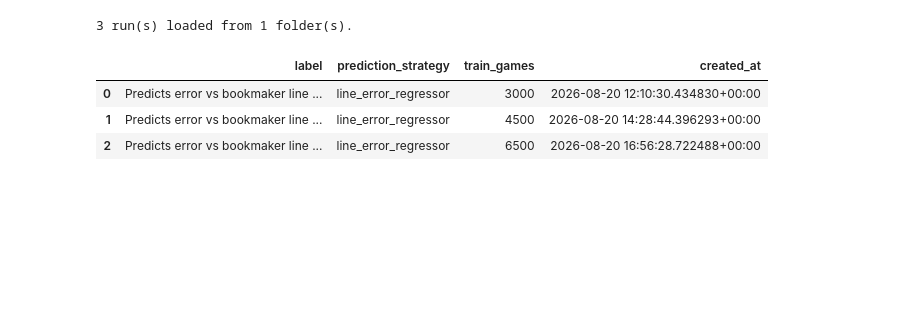
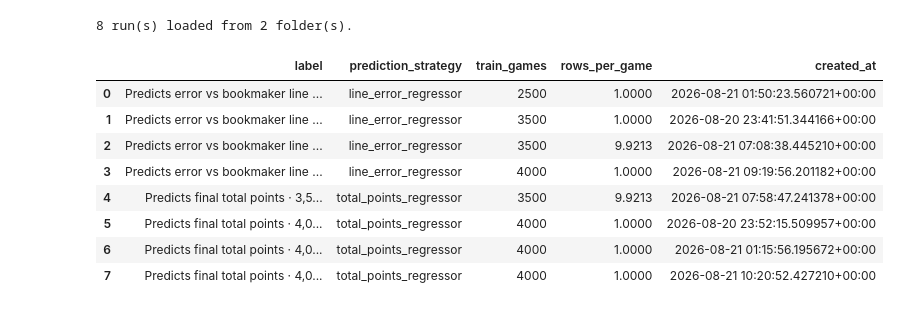
Before and after one commit to aalvarezvarela/NBA_over_under_predictor, a Jupyter notebook: experiments/notebooks/survey_experiments.ipynb, the cells around one changed output. Drawn from its saved outputs; the diff is of its cells as text; code cells hidden in the pictures; blank space fills up the shorter version.

```diff
--- a/experiments/notebooks/survey_experiments.ipynb
+++ b/experiments/notebooks/survey_experiments.ipynb
@@ -7,13 +19,14 @@ The headline uses a dynamic, coverage-based betting rule. For each run, the cuto
 # %%
+import sys
 from pathlib import Path
-import sys
 
 import matplotlib.pyplot as plt
-import numpy as np
 import pandas as pd
 from IPython.display import Markdown, display
-from matplotlib.ticker import PercentFormatter
 
+# Bootstrap. This one loop cannot move into training_pipeline, because
+# training_pipeline is not importable until the repo root is on sys.path --
+# and the notebook may be opened from its own directory or from the root.
 PROJECT_ROOT = Path.cwd().resolve()
 while PROJECT_ROOT != PROJECT_ROOT.parent and not (PROJECT_ROOT / 'pyproject.toml').exists():
     PROJECT_ROOT = PROJECT_ROOT.parent
@@ -22,69 +35,67 @@ if not (PROJECT_ROOT / 'pyproject.toml').exists():
 if str(PROJECT_ROOT) not in sys.path:
     sys.path.insert(0, str(PROJECT_ROOT))
 
-from training_pipeline.betting import evaluate_betting
-from training_pipeline.reporting import loaders, theme
-from training_pipeline.reporting.discovery import load_runs
+from training_pipeline.reporting import (  # noqa: E402
+    alt_line, charts, coverage, loaders, narrative, theme,
+)
+from training_pipeline.reporting.discovery import load_runs  # noqa: E402
 
 # ---------------------------------------------------------------------------
 # What to survey
-SOURCES: list[str] = ['experiments/window_axis_extended_2026_08']
+SOURCES: list[str] = ['experiments/target_total_points_2026_08', 'experiments/target_line_error_2026_08']
 ARTIFACTS_ROOT = 'artifacts/experiments'
 ONLY_STRATEGIES: list[str] | None = None
 ONLY_COMPARISON_GROUP: str | None = None
 
 # Keep essentially every prediction: discard only the lowest-margin 1%.
 # This controls coverage only. It is not optimized against win rate or ROI.
 OPERATING_COVERAGE = 0.99
 
-# Alternative coverage levels retained in the sensitivity table.
-# The final row deliberately keeps only 1% of games; nothing thinner is shown.
-SENSITIVITY_COVERAGES = (0.99, 0.95, 0.90, 0.75, 0.50, 0.25, 0.10, 0.05, 0.01)
+# Section 4 sweeps the top 100%, 90%, ... 10% of games by margin.
+COVERAGE_GRID = coverage.COVERAGE_GRID
+# 10 buckets over a ~415-game holdout is ~41 games each, already thin.
+N_MARGIN_BUCKETS = 10
+# Win-rate charts are focused on this band rather than 0-100%: break-even is
+# 52.4% and nothing here has come near 70%. A floor, not a crop -- the axis
+# widens automatically if a point would fall outside it.
+WIN_RATE_YLIM = coverage.WIN_RATE_YLIM
+
+# Section 6 only. Which snapshot line to re-settle closing-line models against.
+ALT_LINE_SNAPSHOT_MINUTES = 360
+ALT_LINE_SNAPSHOT_CSV = 'data/train_data/intermediate_line_data_10snap.csv'
+ALT_LINE_COL = 'ODDS_TOTAL_LINE_bet365'
 # ---------------------------------------------------------------------------
 
 pd.set_option('display.max_columns', None)
 pd.set_option('display.max_colwidth', 100)
 theme.apply_theme()
 
 runs = theme.prepare_runs(
     load_runs(SOURCES, artifacts_root=ARTIFACTS_ROOT, project_root=PROJECT_ROOT)
 )
 if ONLY_STRATEGIES:
     runs = runs[runs['prediction_strategy'].isin(ONLY_STRATEGIES)]
 if ONLY_COMPARISON_GROUP:
     runs = runs[runs['comparison_group'] == ONLY_COMPARISON_GROUP]
 if runs.empty:
     raise ValueError('Every run was filtered out. Relax the filters above.')
 
-# Replace terse artifact labels with the question each model answers.
-# Any suffix added by theme.prepare_runs (for example, a changed data or
-# cleaning setting) is retained so genuinely different runs stay distinct.
-STRATEGY_DESCRIPTIONS = {
-    'line_error_regressor': 'Predicts error vs bookmaker line',
-    'total_points_regressor': 'Predicts final total points',
-    'over_under_classifier': 'Predicts over/under probability',
-}
-
-
-def descriptive_run_label(run: pd.Series) -> str:
-    window_raw = str(int(run['train_games'])) if pd.notna(run['train_games']) else '<NA>'
-    old_prefix = f"{run['strategy_short']} · {window_raw}"
-    old_label = str(run['label'])
-    suffix = old_label[len(old_prefix):] if old_label.startswith(old_prefix) else ''
-    description = STRATEGY_DESCRIPTIONS.get(
-        run['prediction_strategy'], str(run['prediction_strategy']).replace('_', ' ')
-    )
-    window = f"{int(run['train_games']):,}-game window" if pd.notna(run['train_games']) else 'full-history window'
-    return f'{description} · {window}{suffix}'
-
-
-runs['label'] = runs.apply(descriptive_run_label, axis=1)
+# Adds panel_label (short, for charts), a prose label, and the metadata columns
+# every later section keys off -- notably rows_per_game, which decides whether
+# a confidence interval may be reported at all.
+runs = theme.describe_runs(runs)
+predictions = loaders.load_prediction_cache(runs)
 
 print(f"{len(runs)} run(s) loaded from {runs['source_path'].nunique()} folder(s).")
-display(runs[['label', 'prediction_strategy', 'train_games', 'created_at']])
+display(runs[['label', 'prediction_strategy', 'train_games', 'rows_per_game', 'created_at']])
 # %% [output]
-3 run(s) loaded from 1 folder(s).
+8 run(s) loaded from 2 folder(s).
-|  | label | prediction_strategy | train_games | created_at |
-| 0 | Predicts error vs bookmaker line ... | line_error_regressor | 3000 | 2026-08-20 12:10:30.434830+00:00 |
-| 1 | Predicts error vs bookmaker line ... | line_error_regressor | 4500 | 2026-08-20 14:28:44.396293+00:00 |
-| 2 | Predicts error vs bookmaker line ... | line_error_regressor | 6500 | 2026-08-20 16:56:28.722488+00:00 |
+|  | label | prediction_strategy | train_games | rows_per_game | created_at |
+| 0 | Predicts error vs bookmaker line ... | line_error_regressor | 2500 | 1.0000 | 2026-08-21 01:50:23.560721+00:00 |
+| 1 | Predicts error vs bookmaker line ... | line_error_regressor | 3500 | 1.0000 | 2026-08-20 23:41:51.344166+00:00 |
+| 2 | Predicts error vs bookmaker line ... | line_error_regressor | 3500 | 9.9213 | 2026-08-21 07:08:38.445210+00:00 |
+| 3 | Predicts error vs bookmaker line ... | line_error_regressor | 4000 | 1.0000 | 2026-08-21 09:19:56.201182+00:00 |
+| 4 | Predicts final total points · 3,5... | total_points_regressor | 3500 | 9.9213 | 2026-08-21 07:58:47.241378+00:00 |
+| 5 | Predicts final total points · 4,0... | total_points_regressor | 4000 | 1.0000 | 2026-08-20 23:52:15.509957+00:00 |
+| 6 | Predicts final total points · 4,0... | total_points_regressor | 4000 | 1.0000 | 2026-08-21 01:15:56.195672+00:00 |
+| 7 | Predicts final total points · 4,0... | total_points_regressor | 4000 | 1.0000 | 2026-08-21 10:20:52.427210+00:00 |
```
Also changed, not shown: parts of 27 cells of this notebook, 10 other files.
